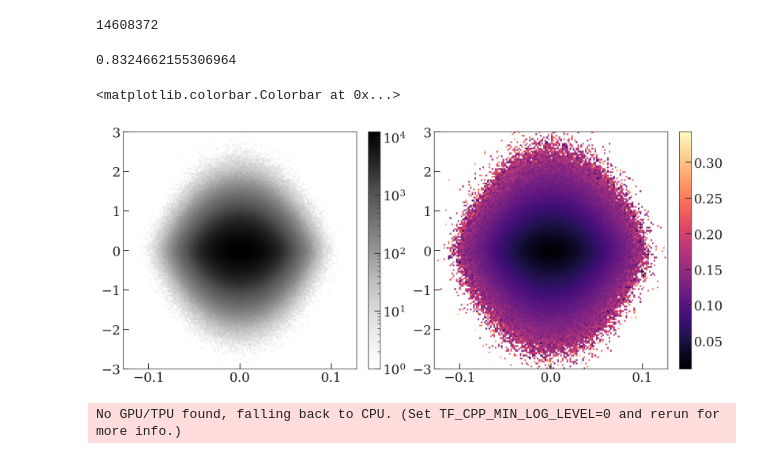
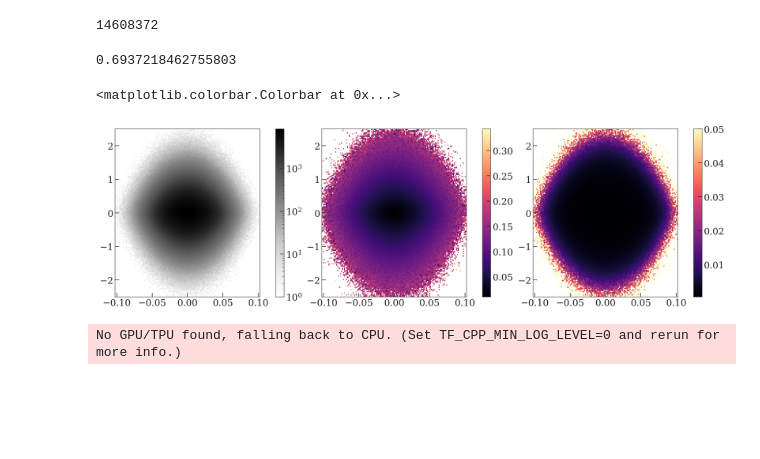
Before and after one commit to adrn/empirical-af, a Jupyter notebook: scripts/Figure-qIso-df.ipynb, the cells around one changed output. Saved outputs shown, nothing was run; the diff lists cells and outputs as text; code cells hidden in the pictures; blank space fills up the shorter version.

Commit message:
update fits to simulated data

```diff
--- a/scripts/Figure-qIso-df.ipynb
+++ b/scripts/Figure-qIso-df.ipynb
@@ -75,8 +76,9 @@ with u.set_enabled_equivalencies(u.dimensionless_angles()):
         galactic["length"]
     )
 
+sim_mgfe_std = 0.05
 rng = np.random.default_rng(seed=42)
-pdata["mgfe"] = rng.normal(0.064 * zmax + 0.009, 0.05)
+pdata["mgfe"] = rng.normal(0.064 * zmax + 0.009, sim_mgfe_std)
 # %%
 Jphi0 = 229 * u.km / u.s * 8.3 * u.kpc
 R0 = 8.3 * u.kpc
@@ -90,40 +92,46 @@ print(mask.sum())
 14608372
 # %%
 oti_data = oti.OTIData(
-    pos=pdata["z"][mask], vel=pdata["v_z"][mask], mgfe=pdata["mgfe"][mask]
+    pos=pdata["z"][mask], vel=pdata["v_z"][mask], labels=dict(mgfe=pdata["mgfe"][mask])
 )
 # %%
 init_Omega = 0.077 * u.rad / u.Myr
-max_z = 3.0 * u.kpc
-max_vz = 125.0 * u.km / u.s
+max_z = 2.5 * u.kpc
+max_vz = 100.0 * u.km / u.s
 # %%
 max_re = (max_z * np.sqrt(init_Omega)).decompose(galactic)
 max_re.value
 # %% [output]
-0.8324662155306964
+0.6937218462755803
 # %%
 zbins = np.linspace(-max_z.value, max_z.value, 151) * u.kpc
 vzbins = np.linspace(-max_vz.value, max_vz.value, 151) * u.km / u.s
 zvz_bins = {"pos": zbins, "vel": vzbins}
+
+cdata = oti_data.get_binned_counts(zvz_bins)
 bdata, _ = oti_data.get_binned_label(bins=zvz_bins)
+bdata["mgfe_err"] = sim_mgfe_std / np.sqrt(cdata["counts"])
 # %%
 res = oti_data.get_binned_counts(zvz_bins)
 
-fig, axes = plt.subplots(1, 2, figsize=(12, 5), constrained_layout=True)
+fig, axes = plt.subplots(1, 3, figsize=(17, 5), constrained_layout=True)
 cs = axes[0].pcolormesh(
     bdata["vel"].value,
     bdata["pos"].value,
-    res["counts"],
+    cdata["counts"],
     norm=mpl.colors.LogNorm(),
     cmap="Greys",
 )
 fig.colorbar(cs, ax=axes[0])
 
 cs = axes[1].pcolormesh(bdata["vel"].value, bdata["pos"].value, bdata["mgfe"])
 fig.colorbar(cs, ax=axes[1])
+
+cs = axes[2].pcolormesh(bdata["vel"].value, bdata["pos"].value, bdata["mgfe_err"])
+fig.colorbar(cs, ax=axes[2])
 # %% [output]
 <matplotlib.colorbar.Colorbar at 0x...>
-[figure, old version]
+[figure, new version]
 # %%
 model = SplineLabelModelWrapper(
     r_e_max=max_re.value,
```
Also changed, not shown: parts of 27 cells of this notebook, 6 other files.
